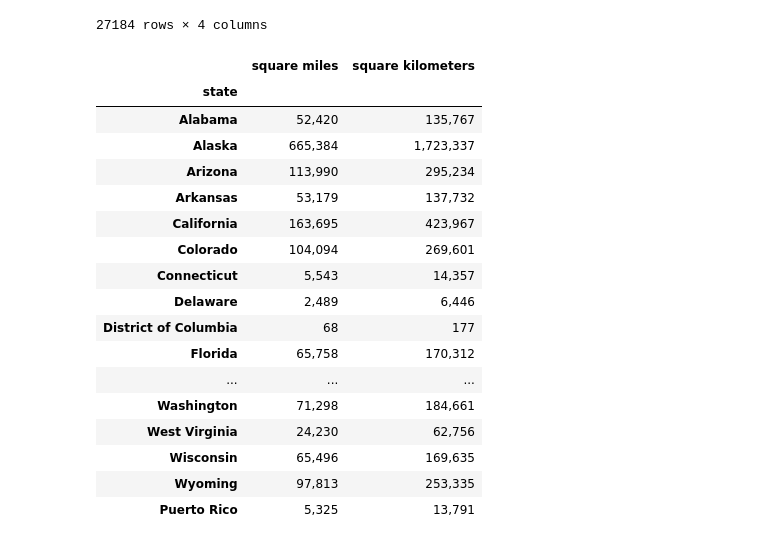
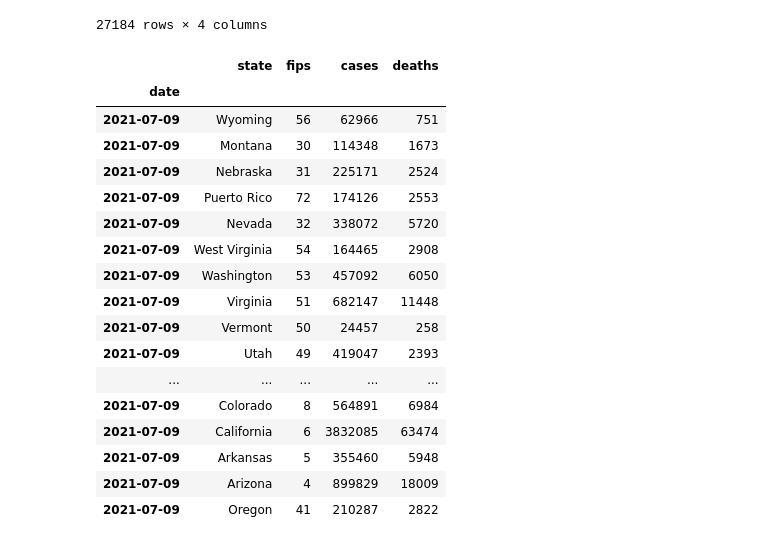
Before and after one commit to bwsi-remote-sensing-2021/group3_pandasproject, a Jupyter notebook: pandasproject.ipynb, the cells around one changed output. Saved outputs shown, nothing was run; the diff lists cells and outputs as text; code cells hidden in the pictures.

```diff
--- a/pandasproject.ipynb
+++ b/pandasproject.ipynb
@@ -31,24 +31,28 @@ cases_df
 | 2021-07-09 | Wisconsin | 55 | 678815 | 8182 |
 | 2021-07-09 | Wyoming | 56 | 62966 | 751 |
 27184 rows × 4 columns
-# %%
-areas_df
-# %% [output]
-|  | square miles | square kilometers |
-| state |  |  |
-| Alabama | 52,420 | 135,767 |
-| Alaska | 665,384 | 1,723,337 |
-| Arizona | 113,990 | 295,234 |
-| Arkansas | 53,179 | 137,732 |
-| California | 163,695 | 423,967 |
-| Colorado | 104,094 | 269,601 |
-| Connecticut | 5,543 | 14,357 |
-| Delaware | 2,489 | 6,446 |
-| District of Columbia | 68 | 177 |
-| Florida | 65,758 | 170,312 |
-| ... | ... | ... |
-| Washington | 71,298 | 184,661 |
-| West Virginia | 24,230 | 62,756 |
-| Wisconsin | 65,496 | 169,635 |
-| Wyoming | 97,813 | 253,335 |
-| Puerto Rico | 5,325 | 13,791 |
+# %%
+cases_df = cases_df.sort_values('date', ascending=False)
+cases_df = cases_df[(cases_df.state != 'Virgin Islands') | (cases_df.state != 'Northern Mariana Islands')\
+                    | (cases_df.state != 'Guam')]
+cases_df = cases_df.head(52)
+cases_df
+# %% [output]
+|  | state | fips | cases | deaths |
+| date |  |  |  |  |
+| 2021-07-09 | Wyoming | 56 | 62966 | 751 |
+| 2021-07-09 | Montana | 30 | 114348 | 1673 |
+| 2021-07-09 | Nebraska | 31 | 225171 | 2524 |
+| 2021-07-09 | Puerto Rico | 72 | 174126 | 2553 |
+| 2021-07-09 | Nevada | 32 | 338072 | 5720 |
+| 2021-07-09 | West Virginia | 54 | 164465 | 2908 |
+| 2021-07-09 | Washington | 53 | 457092 | 6050 |
+| 2021-07-09 | Virginia | 51 | 682147 | 11448 |
+| 2021-07-09 | Vermont | 50 | 24457 | 258 |
+| 2021-07-09 | Utah | 49 | 419047 | 2393 |
+| ... | ... | ... | ... | ... |
+| 2021-07-09 | Colorado | 8 | 564891 | 6984 |
+| 2021-07-09 | California | 6 | 3832085 | 63474 |
+| 2021-07-09 | Arkansas | 5 | 355460 | 5948 |
+| 2021-07-09 | Arizona | 4 | 899829 | 18009 |
+| 2021-07-09 | Oregon | 41 | 210287 | 2822 |
```
Also changed, not shown: parts of 2 cells of this notebook.
